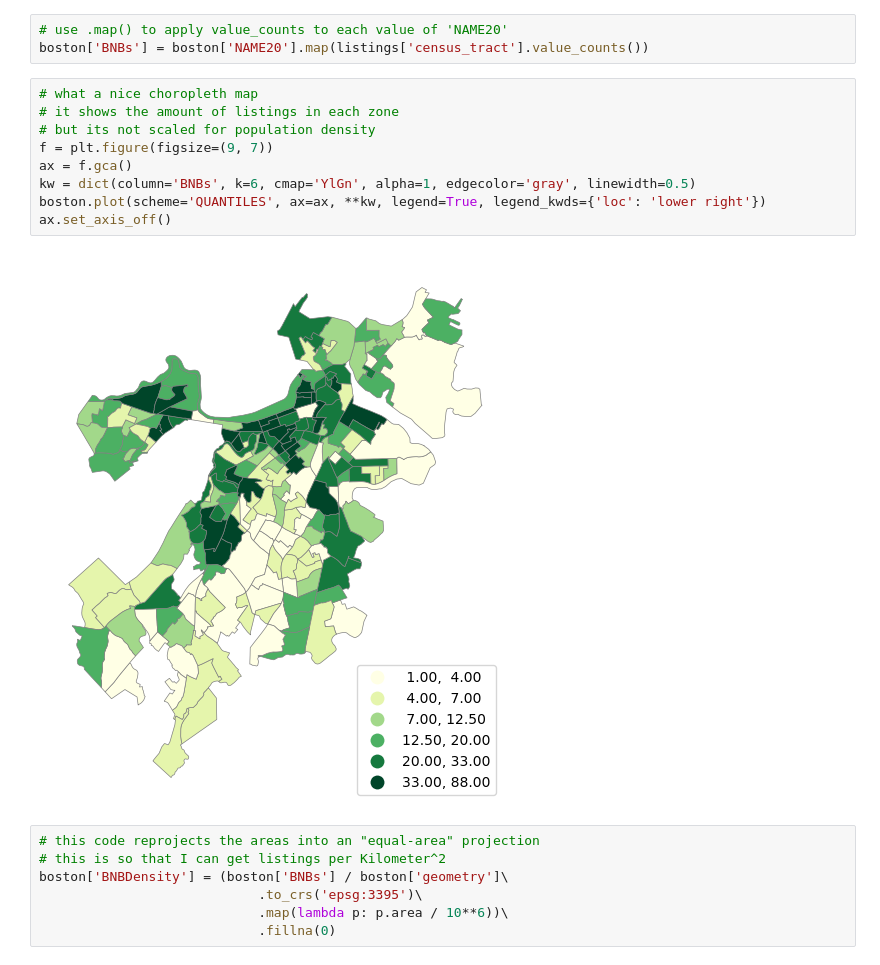
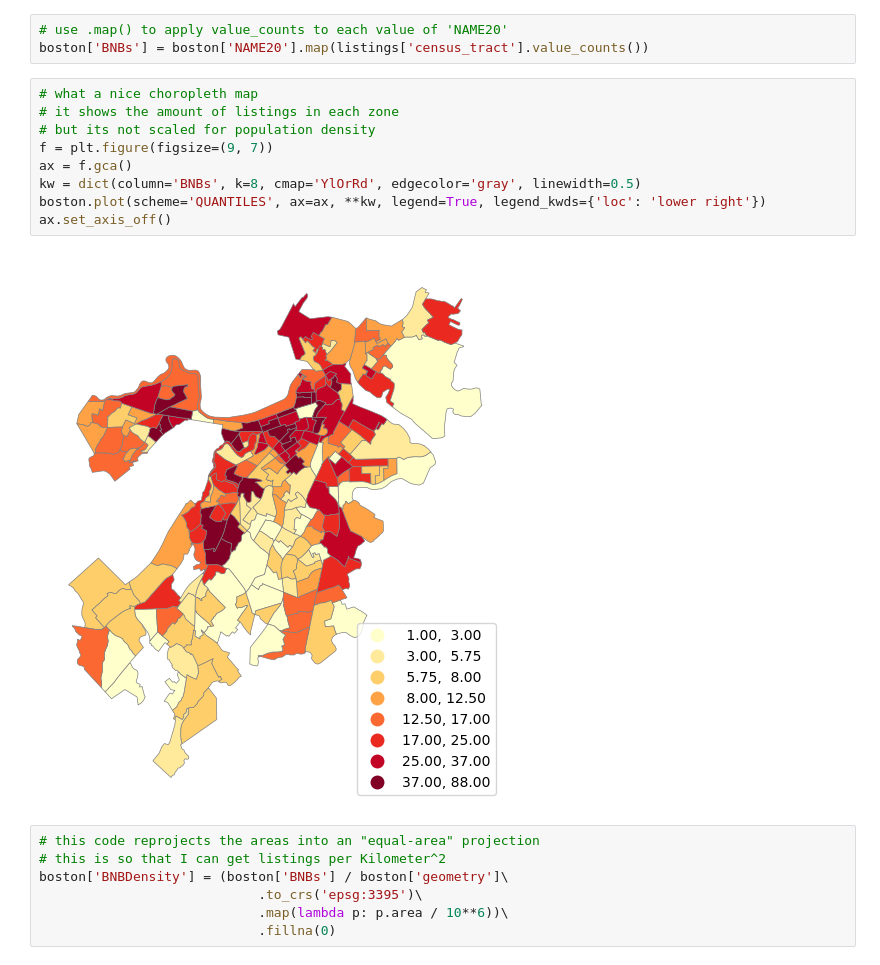
Before and after one commit to Brooks377/leftside_teamproject, a Jupyter notebook: ugly_god/9th_grade_geography_test.ipynb, the cells around one changed output. Drawn from its saved outputs; the diff is of its cells as text.

```diff
--- a/ugly_god/9th_grade_geography_test.ipynb
+++ b/ugly_god/9th_grade_geography_test.ipynb
@@ -81,14 +81,14 @@ boston['BNBs'] = boston['NAME20'].map(listings['census_tract'].value_counts())
 # %%
 # what a nice choropleth map
 # it shows the amount of listings in each zone
 # but its not scaled for population density
 f = plt.figure(figsize=(9, 7))
 ax = f.gca()
-kw = dict(column='BNBs', k=6, cmap='YlGn', alpha=1, edgecolor='gray', linewidth=0.5)
+kw = dict(column='BNBs', k=8, cmap='YlOrRd', edgecolor='gray', linewidth=0.5)
 boston.plot(scheme='QUANTILES', ax=ax, **kw, legend=True, legend_kwds={'loc': 'lower right'})
 ax.set_axis_off()
 # %% [output]
-[figure, old version]
+[figure, new version]
 # %%
 # this code reprojects the areas into an "equal-area" projection
 # this is so that I can get listings per Kilometer^2
```
Also changed, not shown: parts of 1 cell of this notebook.
